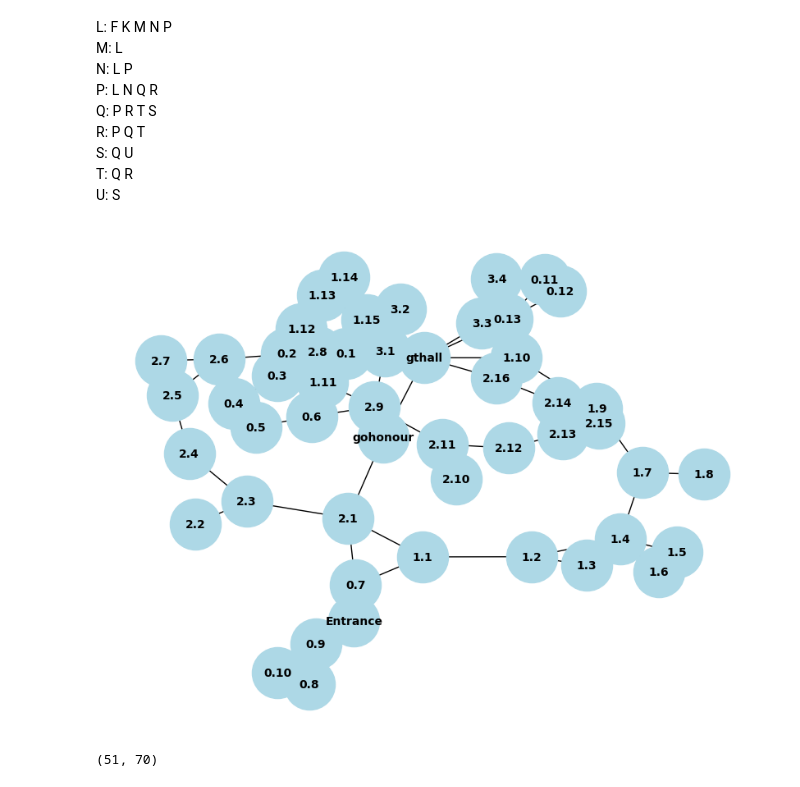
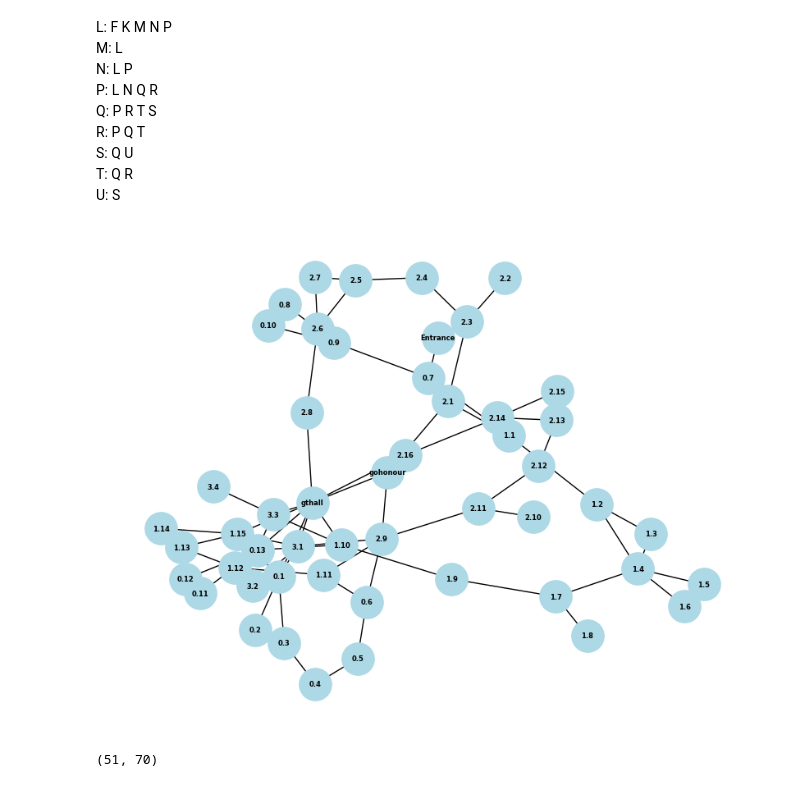
Before and after one commit to HAhahahhhhhhh/snacs, a Jupyter notebook: assignment2/assignment2.ipynb, the cells around one changed output. Drawn from its saved outputs; the diff is of its cells as text; code cells hidden in the pictures.

```diff
--- a/assignment2/assignment2.ipynb
+++ b/assignment2/assignment2.ipynb
@@ -108,22 +108,22 @@ edges += [
 # %%
 import networkx as nx
 import matplotlib.pyplot as plt
 
 # Create the graph
 g = nx.Graph()
 # Add edges to the graph
 g.add_edges_from(edges)
 
 # Count nodes and edges
 num_nodes = g.number_of_nodes()
 num_edges = g.number_of_edges()
 
 # Draw the graph
 plt.figure(figsize=(8, 6))
-nx.draw(g, with_labels=True, node_color='lightblue', font_size=10, node_size=2000, font_color='black', font_weight='bold')
+nx.draw(g, with_labels=True, node_color='lightblue', font_size=6, node_size=800, font_color='black', font_weight='bold')
 plt.show()
 
 num_nodes, num_edges
 # %% [output]
-[figure, old version]
+[figure, new version]
 (51, 70)
```
Also changed, not shown: parts of 1 cell of this notebook, 5 other files.
